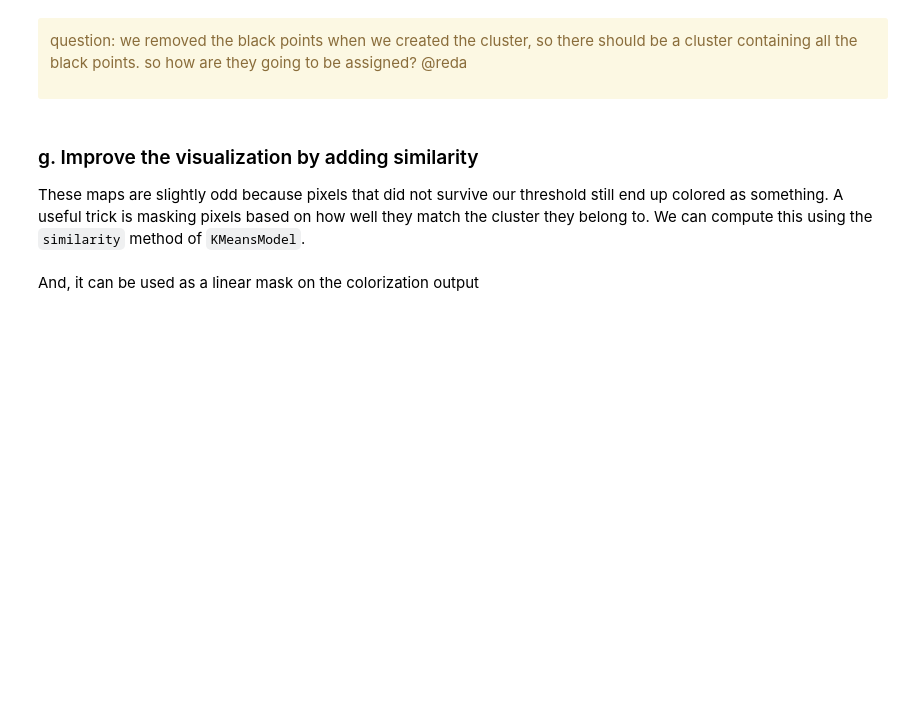
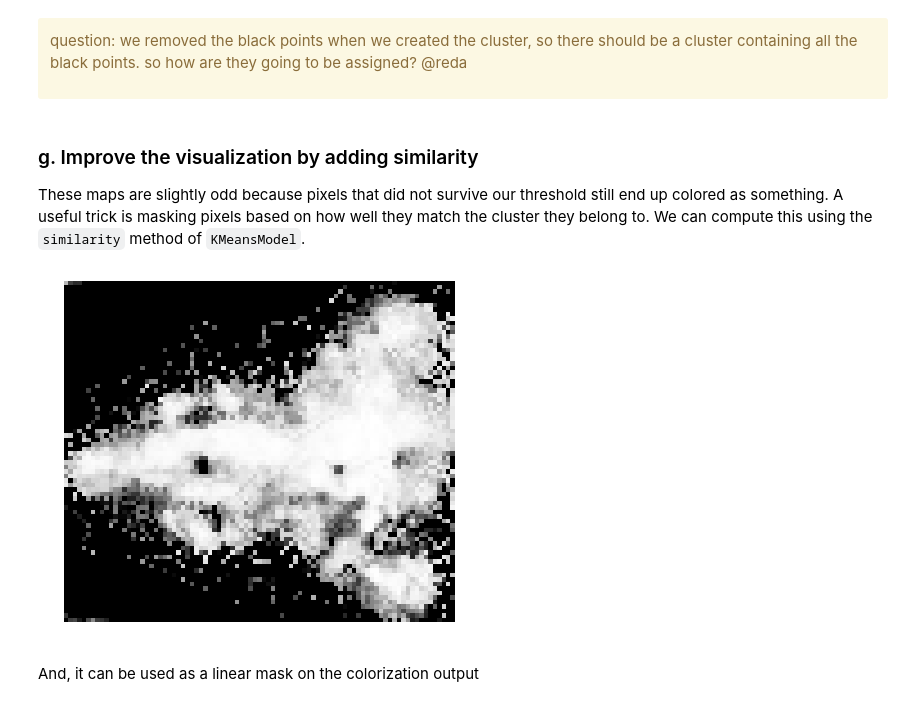
Before and after one commit to alegaballo/AML, a Jupyter notebook: [Lecture 11+12] Analyzing Neuroimaging Data with PySpark and Thunder.ipynb, the cells around one changed output. Cells and saved outputs as stored; diff of their text form; code cells hidden in the pictures; blank space fills up the shorter version.

```diff
--- a/[Lecture 11+12] Analyzing Neuroimaging Data with PySpark and Thunder.ipynb
+++ b/[Lecture 11+12] Analyzing Neuroimaging Data with PySpark and Thunder.ipynb
@@ -1200,12 +1203,12 @@ question: we removed the black points when we created the cluster, so there shou
 ### g. Improve the visualization by adding similarity
 These maps are slightly odd because pixels that did not survive our threshold still end up colored as something. A useful trick is masking pixels based on how well they match the cluster they belong to. We can compute this using the `similarity` method of `KMeansModel`.
 # %%
-sim = data.map(lambda x: similarity(bestModel.centers, x))
-
+sim = data.map(lambda x: similarity(best_filtered_model.centers, x))
 imgSim = sim.toarray()
-
 # draw the mask
 draw_image(imgSim[0,:,:], cmap='gray', clim=(0,1));
+# %% [output]
+[figure, added]
 # %% [markdown]
 And, it can be used as a linear mask on the colorization output
 # %%
```
Also changed, not shown: parts of 5 cells of this notebook.
